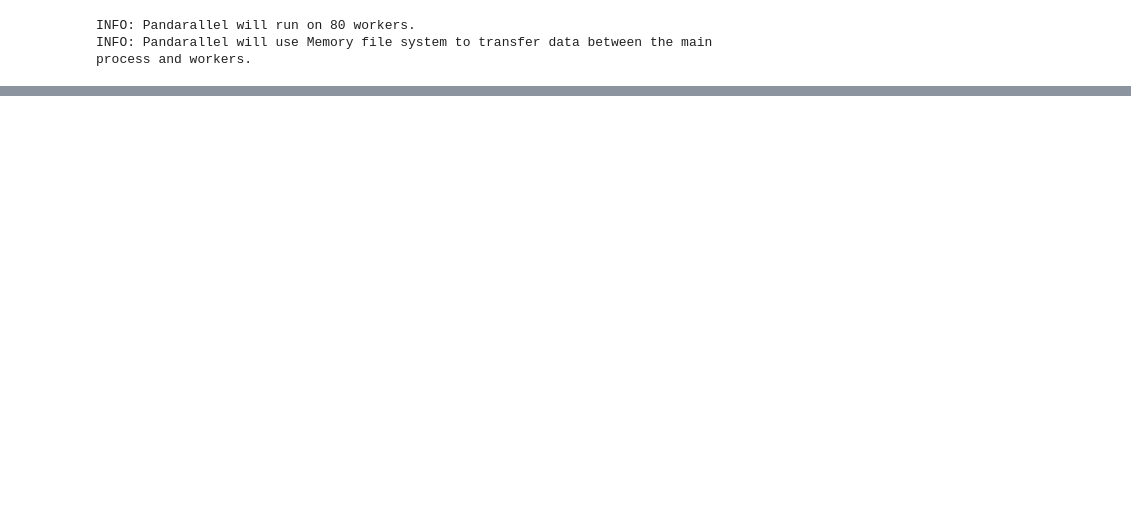
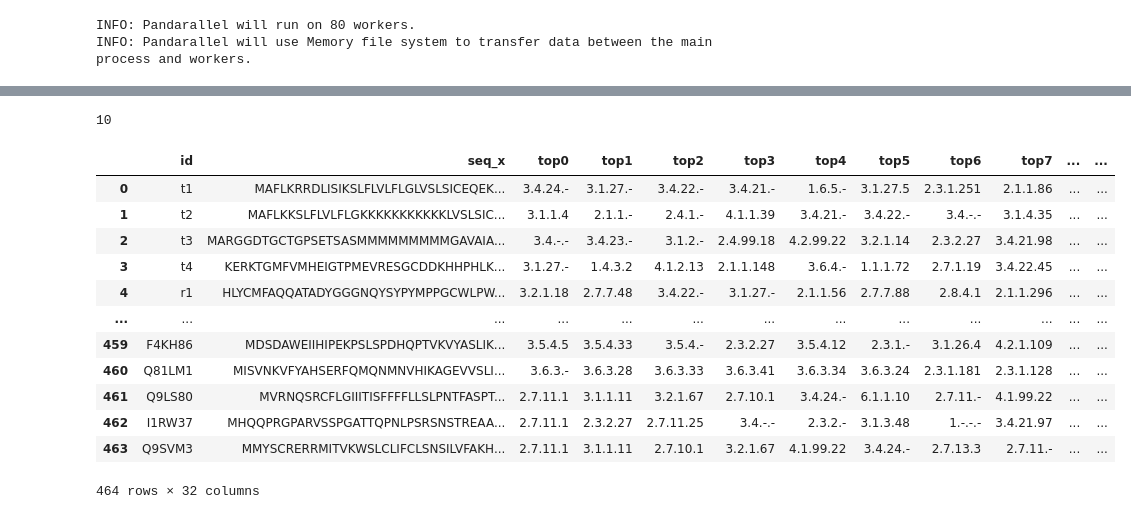
Before and after one commit to kingstdio/ECRECer, a Jupyter notebook: tasks/test.ipynb, the cells around one changed output, grey strips where cells are left out. Saved outputs shown, nothing was run; the diff lists cells and outputs as text; code cells hidden in the pictures; blank space fills up the shorter version.

```diff
--- a/tasks/test.ipynb
+++ b/tasks/test.ipynb
@@ -33,3 +33,8 @@ pandarallel.initialize() # init
 # %% [output]
 INFO: Pandarallel will run on 80 workers.
 INFO: Pandarallel will use Memory file system to transfer data between the main process and workers.
+# %%
+input_file = cfg.DATADIR + 'test1.fasta'
+output_file = cfg.RESULTSDIR + 'ec_res.tsv'
+mode = 'r'
+topk = 10
@@ -168,0 +238,37 @@ len(noExist_data)
+# %%
+existing_table=exist_data
+blast_table=blast_res
+isEnzyme_pred_table = pred_isEnzyme
+how_many_table = pred_howmany
+ec_table = pred_ec
+topnum=topk
+# %%
+existing_table['res_type'] = 'db_match'
+blast_table['res_type']='blast_match'
+results_df = ec_table.merge(blast_table, on='id', how='left')
+
+function_df = how_many_table.copy()
+function_df = function_df.merge(isEnzyme_pred_table, on='id', how='left')
+function_df = function_df.merge(blast_table[['id', 'ec_number']], on='id', how='left')
+function_df['pred_function_counts']=function_df.parallel_apply(lambda x : pdc.integrate_enzyme_functioncounts(x.ec_number, x.isEnzyme_pred, x.pred_s, x.pred_m), axis=1)
+results_df = results_df.merge(function_df[['id','pred_function_counts']],on='id',how='left')
+
+results_df.loc[results_df[results_df.res_type.isnull()].index,'res_type']='dmlf_pred'
+results_df['pred_ec']=results_df.parallel_apply(lambda x: pdc.gather_ec_by_fc(x.iloc[3:23],x.ec_number, x.pred_function_counts), axis=1)
+results_df = results_df.iloc[:,np.r_[0,23,1,2,32,27:31]].rename(columns={'seq_x':'seq','seqlength_x':'seqlength'})
+
+
+
+if mode=='p':
+    existing_table['pred_ec']=''
+    result_set = pd.concat([existing_table, results_df], axis=0)
+    result_set = result_set.drop_duplicates(subset=['id'], keep='first').sort_values(by='res_type')
+    result_set['ec_number'] = result_set.apply(lambda x: x.pred_ec if str(x.ec_number)=='nan' else x.ec_number, axis=1)
+    result_set.reset_index(drop=True, inplace=True)
+    result_set = result_set.iloc[:,0:9]
+
+if mode =='r':
+    result_set= results_df.merge(ec_table, on=['id'], how='left')
+    result_set=result_set.iloc[:,np.r_[0:3,30,5:9, 4,10:30]]
+    result_set = result_set.rename(columns=dict({'seq_x': 'seq','pred_ec': 'top0','top0_y': 'top1' },  **{'top'+str(i) : 'top'+str(i+1) for i in range(0, 20)}))
+    result_set = result_set.iloc[:,0:(8+topk)]
@@ -168,0 +291,20 @@ len(noExist_data)
+# %%
+topk
+# %% [output]
+10
+# %%
+results_df
+# %% [output]
+|  | id | seq_x | top0 | top1 | top2 | top3 | top4 | top5 | top6 | top7 | ... | ... |
+| 0 | t1 | MAFLKRRDLISIKSLFLVLFLGLVSLSICEQEK... | 3.4.24.- | 3.1.27.- | 3.4.22.- | 3.4.21.- | 1.6.5.- | 3.1.27.5 | 2.3.1.251 | 2.1.1.86 | ... | ... |
+| 1 | t2 | MAFLKKSLFLVLFLGKKKKKKKKKKKLVSLSIC... | 3.1.1.4 | 2.1.1.- | 2.4.1.- | 4.1.1.39 | 3.4.21.- | 3.4.22.- | 3.4.-.- | 3.1.4.35 | ... | ... |
+| 2 | t3 | MARGGDTGCTGPSETSASMMMMMMMMMGAVAIA... | 3.4.-.- | 3.4.23.- | 3.1.2.- | 2.4.99.18 | 4.2.99.22 | 3.2.1.14 | 2.3.2.27 | 3.4.21.98 | ... | ... |
+| 3 | t4 | KERKTGMFVMHEIGTPMEVRESGCDDKHHPHLK... | 3.1.27.- | 1.4.3.2 | 4.1.2.13 | 2.1.1.148 | 3.6.4.- | 1.1.1.72 | 2.7.1.19 | 3.4.22.45 | ... | ... |
+| 4 | r1 | HLYCMFAQQATADYGGGNQYSYPYMPPGCWLPW... | 3.2.1.18 | 2.7.7.48 | 3.4.22.- | 3.1.27.- | 2.1.1.56 | 2.7.7.88 | 2.8.4.1 | 2.1.1.296 | ... | ... |
+| ... | ... | ... | ... | ... | ... | ... | ... | ... | ... | ... | ... | ... |
+| 459 | F4KH86 | MDSDAWEIIHIPEKPSLSPDHQPTVKVYASLIK... | 3.5.4.5 | 3.5.4.33 | 3.5.4.- | 2.3.2.27 | 3.5.4.12 | 2.3.1.- | 3.1.26.4 | 4.2.1.109 | ... | ... |
+| 460 | Q81LM1 | MISVNKVFYAHSERFQMQNMNVHIKAGEVVSLI... | 3.6.3.- | 3.6.3.28 | 3.6.3.33 | 3.6.3.41 | 3.6.3.34 | 3.6.3.24 | 2.3.1.181 | 2.3.1.128 | ... | ... |
+| 461 | Q9LS80 | MVRNQSRCFLGIIITISFFFFLLSLPNTFASPT... | 2.7.11.1 | 3.1.1.11 | 3.2.1.67 | 2.7.10.1 | 3.4.24.- | 6.1.1.10 | 2.7.11.- | 4.1.99.22 | ... | ... |
+| 462 | I1RW37 | MHQQPRGPARVSSPGATTQPNLPSRSNSTREAA... | 2.7.11.1 | 2.3.2.27 | 2.7.11.25 | 3.4.-.- | 2.3.2.- | 3.1.3.48 | 1.-.-.- | 3.4.21.97 | ... | ... |
+| 463 | Q9SVM3 | MMYSCRERRMITVKWSLCLIFCLSNSILVFAKH... | 2.7.11.1 | 3.1.1.11 | 2.7.10.1 | 3.2.1.67 | 4.1.99.22 | 3.4.24.- | 2.7.13.3 | 2.7.11.- | ... | ... |
+464 rows × 32 columns
```
Also changed, not shown: parts of 7 cells of this notebook, 3 other files.
